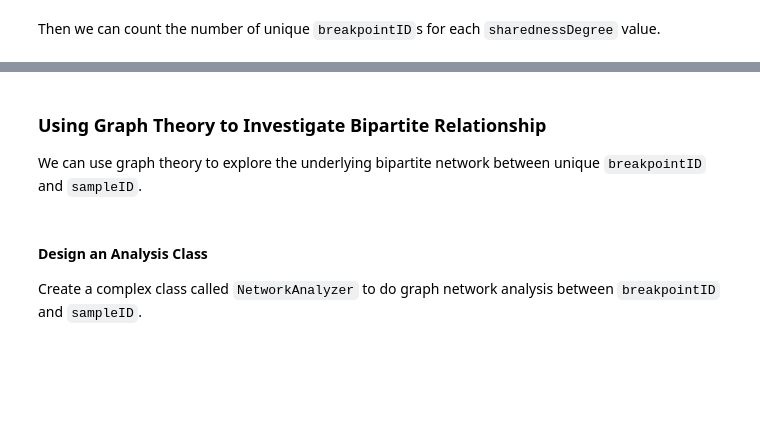
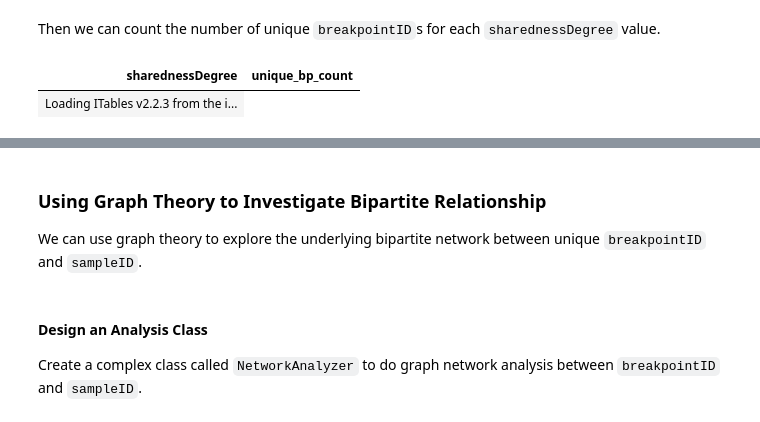
Before and after one commit to cancer-research-malaysia/NeonDisco-FT, a Jupyter notebook: README.ipynb, the cells around one changed output, grey strips where cells are left out. Drawn from its saved outputs; the diff is of its cells as text; code cells hidden in the pictures; blank space fills up the shorter version.

```diff
--- a/README.ipynb
+++ b/README.ipynb
@@ -213,16 +342,19 @@ Then we can count the number of unique `breakpointID`s for each `sharednessDegre
 # %%
 # Count the number of unique breakpointIDs for each sharednessDegree value
 sharedness_counts = (
     breakpoint_counts
     .groupby('sharednessDegree')
     .agg(
         unique_bp_count=('breakpointID', 'nunique')
     )
     .reset_index()
     .sort_values('sharednessDegree')
 )
 
-sharedness_counts.reset_index(drop=True)
+show(sharedness_counts.reset_index(drop=True), maxBytes=0)
+# %% [output]
+| sharednessDegree | unique_bp_count |
+| Loading ITables v2.2.3 from the i... |
 # %%
 import matplotlib.pyplot as plt
 import seaborn as sns
```
Also changed, not shown: parts of 20 cells of this notebook.
